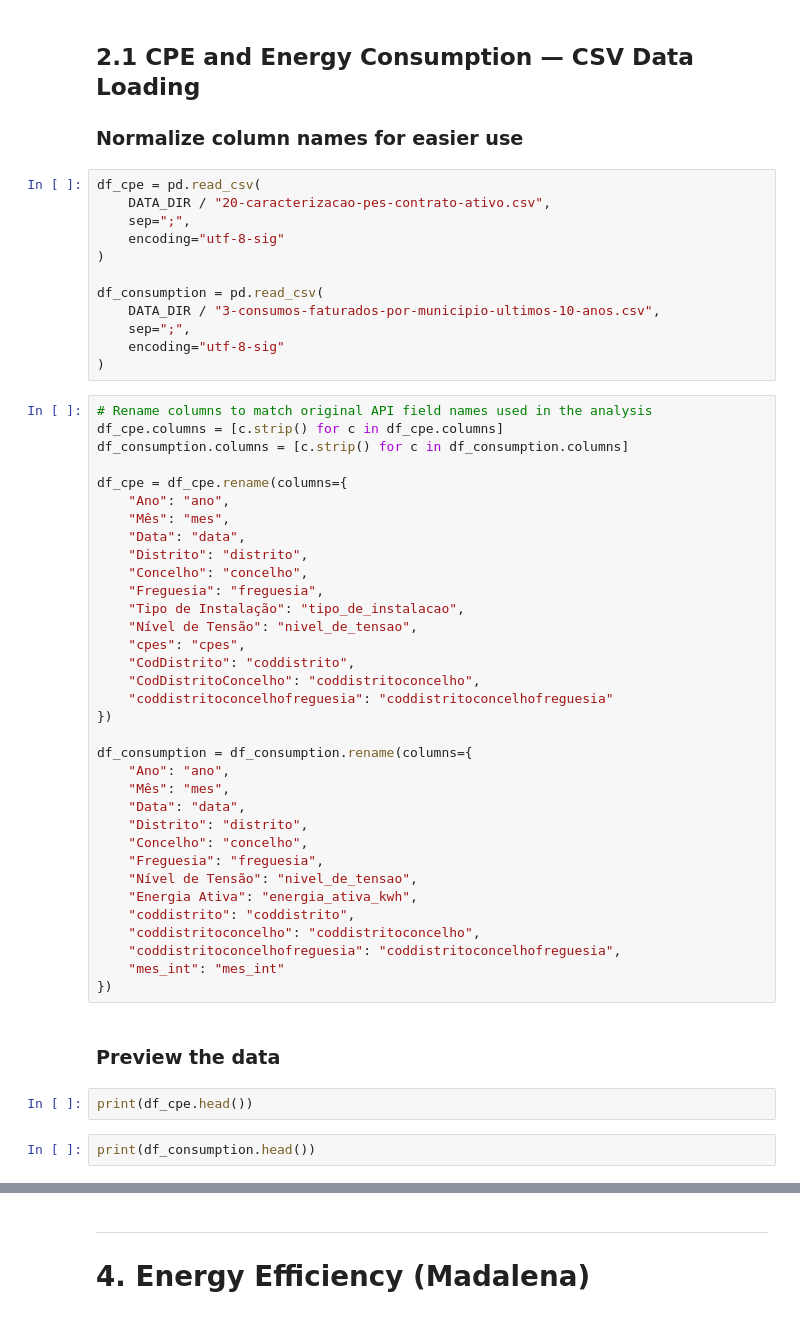
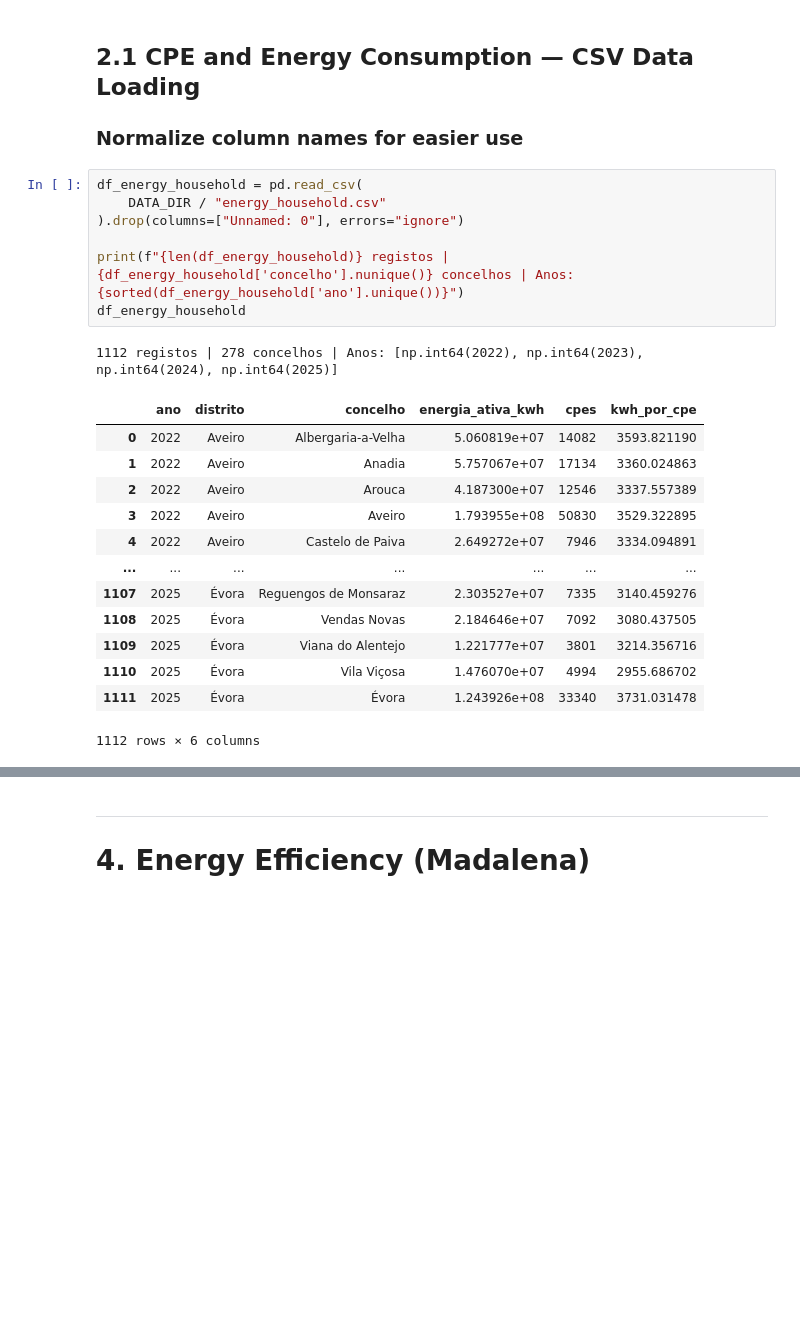
Before and after one commit to Allcaide/energy-poverty, a Jupyter notebook: Data_treatment/data_ingestion.ipynb, the cells around one changed output, grey strips where cells are left out. Drawn from its saved outputs; the diff is of its cells as text; blank space fills up the shorter version.

```diff
--- a/Data_treatment/data_ingestion.ipynb
+++ b/Data_treatment/data_ingestion.ipynb
@@ -297,54 +417,24 @@ df_household_income_forecast.set_index("year").to_parquet(DATA_DIR / 'household_
 
 ### Normalize column names for easier use
 # %%
-df_cpe = pd.read_csv(
-    DATA_DIR / "20-caracterizacao-pes-contrato-ativo.csv",
-    sep=";",
-    encoding="utf-8-sig"
-)
+df_energy_household = pd.read_csv(
+    DATA_DIR / "energy_household.csv"
+).drop(columns=["Unnamed: 0"], errors="ignore")
 
-df_consumption = pd.read_csv(
-    DATA_DIR / "3-consumos-faturados-por-municipio-ultimos-10-anos.csv",
-    sep=";",
-    encoding="utf-8-sig"
-)
+print(f"{len(df_energy_household)} registos | {df_energy_household['concelho'].nunique()} concelhos | Anos: {sorted(df_energy_household['ano'].unique())}")
+df_energy_household
+# %% [output]
+1112 registos | 278 concelhos | Anos: [np.int64(2022), np.int64(2023), np.int64(2024), np.int64(2025)]
+|  | ano | distrito | concelho | energia_ativa_kwh | cpes | kwh_por_cpe |
+| 0 | 2022 | Aveiro | Albergaria-a-Velha | 5.060819e+07 | 14082 | 3593.821190 |
+| 1 | 2022 | Aveiro | Anadia | 5.757067e+07 | 17134 | 3360.024863 |
+| 2 | 2022 | Aveiro | Arouca | 4.187300e+07 | 12546 | 3337.557389 |
+| 3 | 2022 | Aveiro | Aveiro | 1.793955e+08 | 50830 | 3529.322895 |
+| 4 | 2022 | Aveiro | Castelo de Paiva | 2.649272e+07 | 7946 | 3334.094891 |
+| ... | ... | ... | ... | ... | ... | ... |
+| 1107 | 2025 | Évora | Reguengos de Monsaraz | 2.303527e+07 | 7335 | 3140.459276 |
+| 1108 | 2025 | Évora | Vendas Novas | 2.184646e+07 | 7092 | 3080.437505 |
+| 1109 | 2025 | Évora | Viana do Alentejo | 1.221777e+07 | 3801 | 3214.356716 |
+| 1110 | 2025 | Évora | Vila Viçosa | 1.476070e+07 | 4994 | 2955.686702 |
+| 1111 | 2025 | Évora | Évora | 1.243926e+08 | 33340 | 3731.031478 |
+1112 rows × 6 columns
-# %%
-# Rename columns to match original API field names used in the analysis
-df_cpe.columns = [c.strip() for c in df_cpe.columns]
-df_consumption.columns = [c.strip() for c in df_consumption.columns]
-
-df_cpe = df_cpe.rename(columns={
-    "Ano": "ano",
-    "Mês": "mes",
-    "Data": "data",
-    "Distrito": "distrito",
-    "Concelho": "concelho",
-    "Freguesia": "freguesia",
-    "Tipo de Instalação": "tipo_de_instalacao",
-    "Nível de Tensão": "nivel_de_tensao",
-    "cpes": "cpes",
-    "CodDistrito": "coddistrito",
-    "CodDistritoConcelho": "coddistritoconcelho",
-    "coddistritoconcelhofreguesia": "coddistritoconcelhofreguesia"
-})
-
-df_consumption = df_consumption.rename(columns={
-    "Ano": "ano",
-    "Mês": "mes",
-    "Data": "data",
-    "Distrito": "distrito",
-    "Concelho": "concelho",
-    "Freguesia": "freguesia",
-    "Nível de Tensão": "nivel_de_tensao",
-    "Energia Ativa": "energia_ativa_kwh",
-    "coddistrito": "coddistrito",
-    "coddistritoconcelho": "coddistritoconcelho",
-    "coddistritoconcelhofreguesia": "coddistritoconcelhofreguesia",
-    "mes_int": "mes_int"
-})
-# %% [markdown]
-### Preview the data
-# %%
-print(df_cpe.head())
-# %%
-print(df_consumption.head())
```
Also changed, not shown: parts of 149 cells of this notebook, 46 other files.
